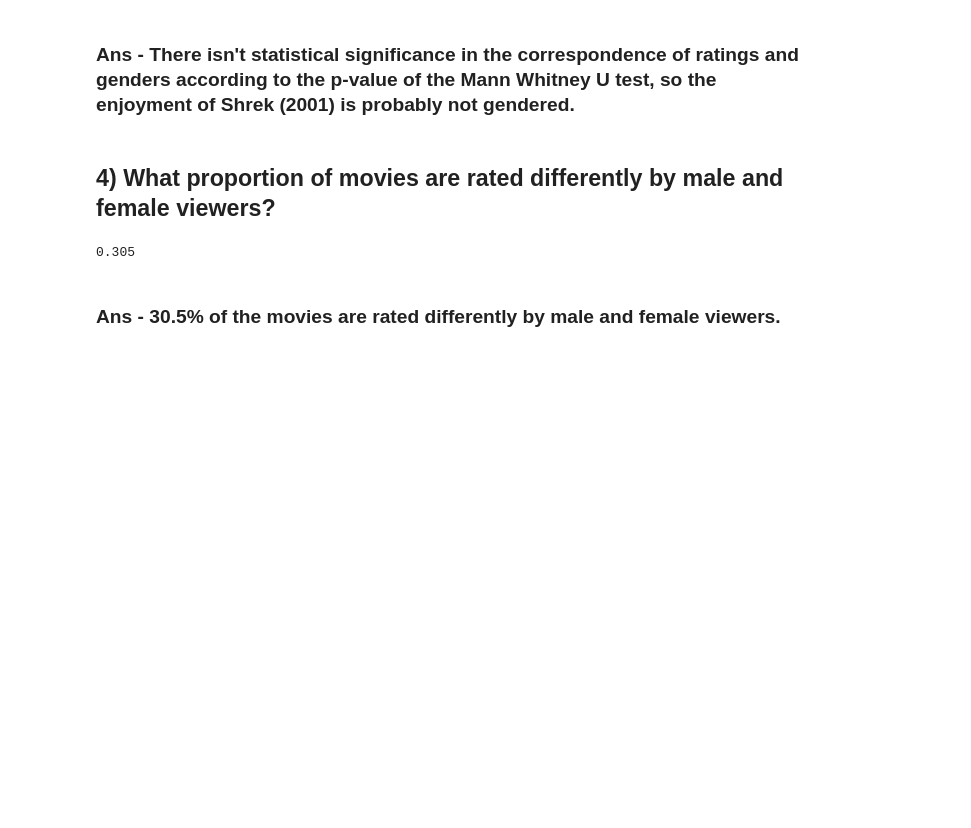
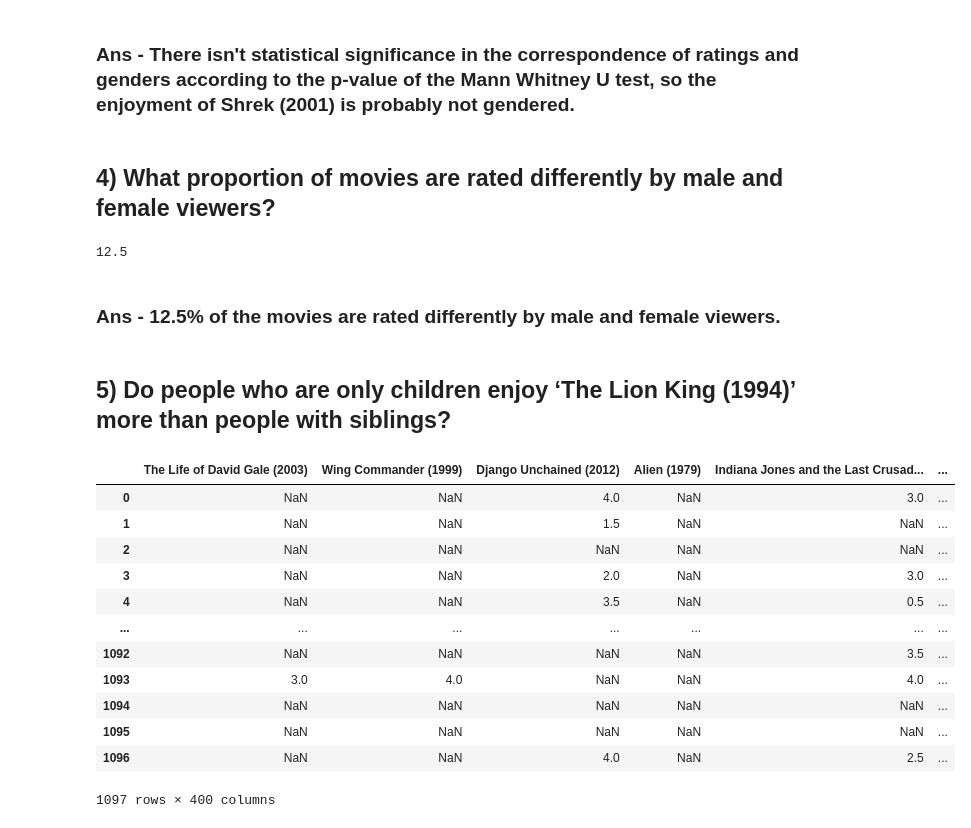
Before and after one commit to ANNIZHENG/DataAnalysis1, a Jupyter notebook: DataAnalysis1.ipynb, the cells around one changed output. Cells and saved outputs as stored; diff of their text form; code cells hidden in the pictures; blank space fills up the shorter version.

```diff
--- a/DataAnalysis1.ipynb
+++ b/DataAnalysis1.ipynb
@@ -245,15 +256,33 @@ for c in movies.columns:
     statistic, pvalue = stats.mannwhitneyu(movies_genders_f[c].dropna(), movies_genders_m[c].dropna())
     pvalues_genders[c] = pvalue
 # %%
-# Let alpha value be 0.05.
-# Null Hypothesis - the ratings are not gendered - so if the p-value of a movie is less than 0.05
+# Null Hypothesis - the ratings are not gendered - so if the p-value of a movie is less than the alpha level
 # then we reject the null hypothesis and states that the ratings of that movie is gendered (or rated
 # differently by male and female viewers).
 
 # Proportionality = the number of movies with gendered ratings / the total number of movies
 
-len([v for v in pvalues_genders.values() if v < 0.05]) / 400
+ratio = len([v for v in pvalues_genders.values() if v < alpha_level]) / 400
+ratio*100
 # %% [output]
-0.305
+12.5
 # %% [markdown]
-### Ans - 30.5% of the movies are rated differently by male and female viewers.
+### Ans - 12.5% of the movies are rated differently by male and female viewers.
+# %% [markdown]
+## 5) Do people who are only children enjoy ‘The Lion King (1994)’ more than people with siblings?
+# %%
+movies
+# %% [output]
+|  | The Life of David Gale (2003) | Wing Commander (1999) | Django Unchained (2012) | Alien (1979) | Indiana Jones and the Last Crusad... | ... |
+| 0 | NaN | NaN | 4.0 | NaN | 3.0 | ... |
+| 1 | NaN | NaN | 1.5 | NaN | NaN | ... |
+| 2 | NaN | NaN | NaN | NaN | NaN | ... |
+| 3 | NaN | NaN | 2.0 | NaN | 3.0 | ... |
+| 4 | NaN | NaN | 3.5 | NaN | 0.5 | ... |
+| ... | ... | ... | ... | ... | ... | ... |
+| 1092 | NaN | NaN | NaN | NaN | 3.5 | ... |
+| 1093 | 3.0 | 4.0 | NaN | NaN | 4.0 | ... |
+| 1094 | NaN | NaN | NaN | NaN | NaN | ... |
+| 1095 | NaN | NaN | NaN | NaN | NaN | ... |
+| 1096 | NaN | NaN | 4.0 | NaN | 2.5 | ... |
+1097 rows × 400 columns
```
Also changed, not shown: parts of 4 cells of this notebook.
